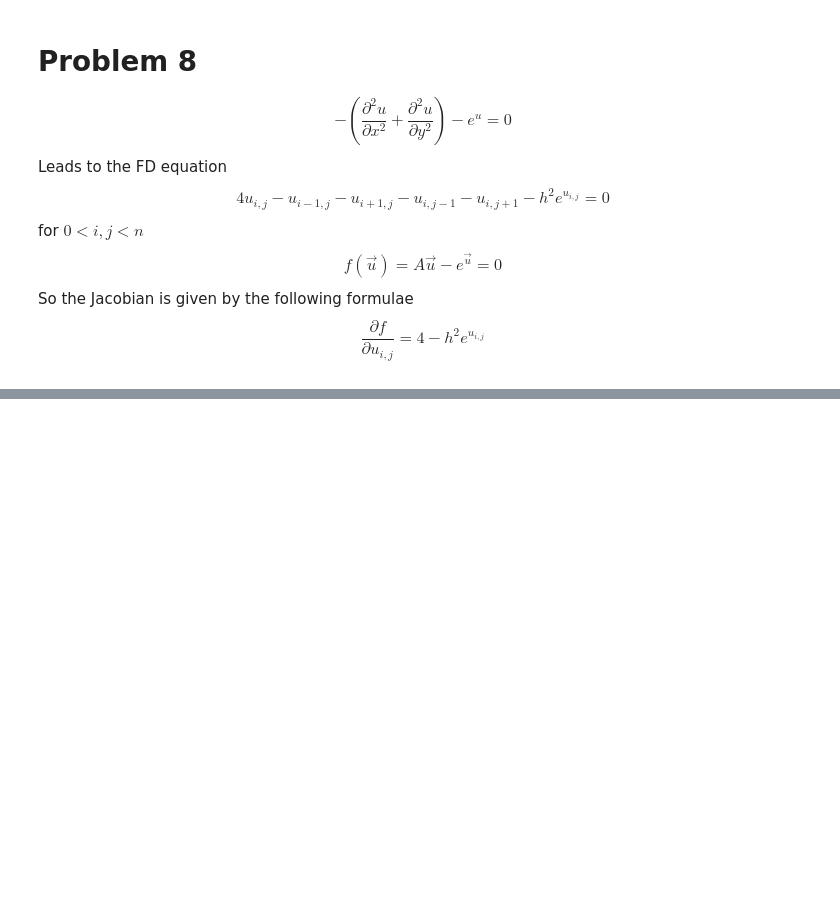
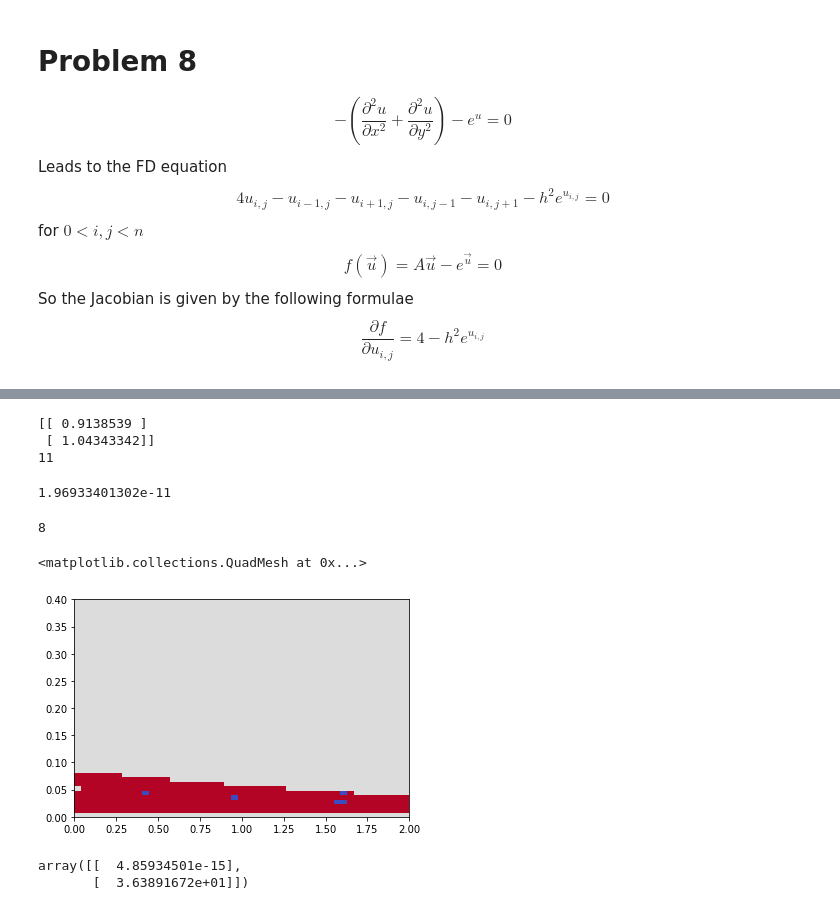
Before and after one commit to shawsa/m566, a Jupyter notebook: Ch 9 HW.ipynb, the cells around one changed output, grey strips where cells are left out. Cells and saved outputs as stored; diff of their text form; code cells hidden in the pictures; blank space fills up the shorter version.

```diff
--- a/Ch 9 HW.ipynb
+++ b/Ch 9 HW.ipynb
@@ -180,0 +286,35 @@ array([[0.21264185],
+# %%
+def goo(gamma1, gamma2, t):
+    return gamma1*np.exp(gamma2*t)
+
+goo = np.vectorize(goo)
+# %%
+t = np.array([[0],[1],[2]])
+z = np.exp(np.array([[.1],[.9],[2]]))
+
+gamma = np.ones((2,1))
+gamma1 = gamma[0,0]
+gamma2 = gamma[1,0]
+
+g = goo(gamma1, gamma2, t)
+A = np.zeros((3,2))
+A[:,0:1] = np.exp(gamma2*t)
+A[:,1:2] = gamma1*t*np.exp(gamma2*t)
+
+for i in range(1,100):
+    p = la.lstsq(A,z-g)[0]
+    if la.norm(p) < 10**-15:
+        print(gamma)
+        print(i)
+        break
+    gamma += p
+    gamma1 = gamma[0,0]
+    gamma2 = gamma[1,0]
+    g = goo(gamma1, gamma2, t)
+    A = np.zeros((3,2))
+    A[:,0:1] = np.exp(gamma2*t)
+    A[:,1:2] = gamma1*t*np.exp(gamma2*t)
+# %% [output]
+[[ 0.9138539 ]
+ [ 1.04343342]]
+11
@@ -180,0 +348,31 @@ array([[0.21264185],
+# %%
+gamma_0 , k = my_solve([1.0,1.0], 10**-10)
+# %% [output]
+1.96933401302e-11
+# %%
+print(k)
+# %% [output]
+8
+# %%
+xs = np.linspace(0, 2, 50)
+ys = np.linspace(0, .4, 50)
+X, Y = np.meshgrid(xs, ys)
+U = []
+for x in xs:
+    for y in ys:
+        u = 0
+        try:
+            gamma, k = my_solve([x,y], 10**-10)
+            if la.norm(gamma_0 - gamma) > .001:
+                if la.norm(gamma_1 - gamma) > .001:
+                    u = 1
+                else:
+                    u = 2
+        except ValueError:
+            u = -1
+        U += [u]
+U = np.array(U).reshape(X.shape)
+plt.pcolormesh(X,Y,U, cmap=cm.coolwarm)
+# %% [output]
+<matplotlib.collections.QuadMesh at 0x...>
+[figure, added]
@@ -180,0 +381,5 @@ array([[0.21264185],
+# %%
+gamma_1
+# %% [output]
+array([[  4.85934501e-15],
+       [  3.63891672e+01]])
```
Also changed, not shown: parts of 29 cells of this notebook, 3 other files.
